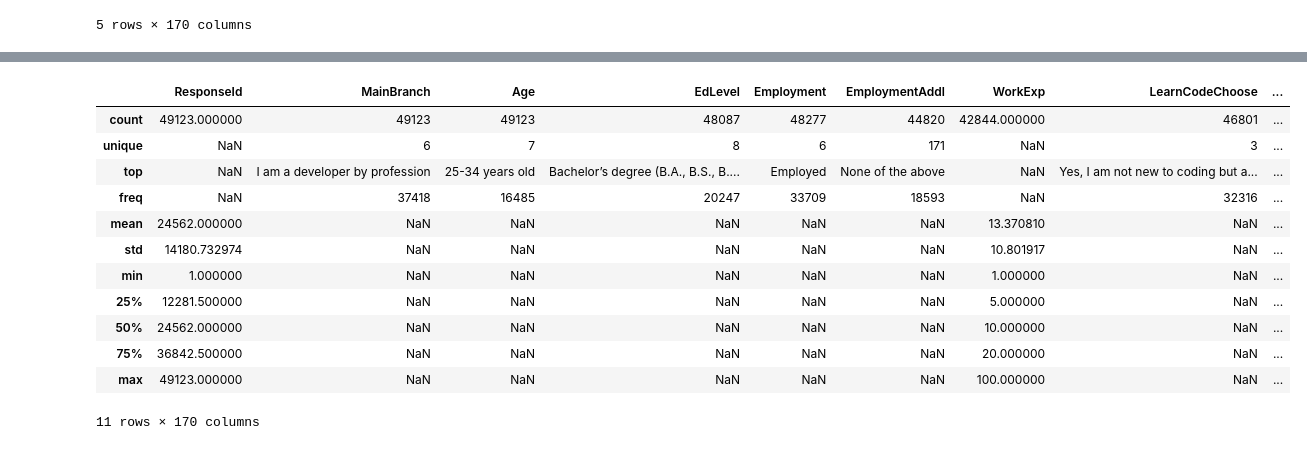
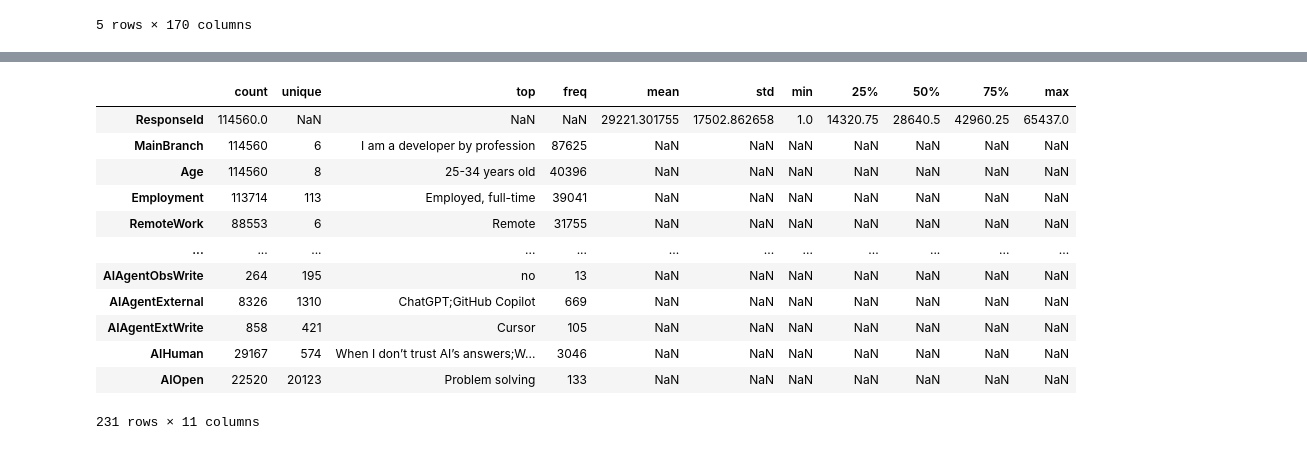
Before and after one commit to chloepar/Slack_Overflow_Survey_Exploration_DSBA6211, a Jupyter notebook: 6211_Final_Project.ipynb, the cells around one changed output, grey strips where cells are left out. Saved outputs shown, nothing was run; the diff lists cells and outputs as text; code cells hidden in the pictures.

```diff
--- a/6211_Final_Project.ipynb
+++ b/6211_Final_Project.ipynb
@@ -65,3 +65,4 @@ ResponseId,MainBranch,Age,Employment,RemoteWork,Check,CodingActivities,EdLevel,L
 5 rows × 170 columns
 # %%
 df_2024['Year']='2024'
+df_2025['Year']='2025'
@@ -81,0 +69,3 @@ df_2024['Year']='2024'
+# %%
+df = pd.concat([df_2024, df_2025], ignore_index=True)
+df.head()
@@ -82,16 +80,16 @@ df_2024['Year']='2024'
 # %%
-df_2025.describe(include='all')
+df.describe(include='all').T
 # %% [output]
-|  | ResponseId | MainBranch | Age | EdLevel | Employment | EmploymentAddl | WorkExp | LearnCodeChoose | ... |
-| count | 49123.000000 | 49123 | 49123 | 48087 | 48277 | 44820 | 42844.000000 | 46801 | ... |
-| unique | NaN | 6 | 7 | 8 | 6 | 171 | NaN | 3 | ... |
-| top | NaN | I am a developer by profession | 25-34 years old | Bachelor’s degree (B.A., B.S., B.... | Employed | None of the above | NaN | Yes, I am not new to coding but a... | ... |
-| freq | NaN | 37418 | 16485 | 20247 | 33709 | 18593 | NaN | 32316 | ... |
-| mean | 24562.000000 | NaN | NaN | NaN | NaN | NaN | 13.370810 | NaN | ... |
-| std | 14180.732974 | NaN | NaN | NaN | NaN | NaN | 10.801917 | NaN | ... |
-| min | 1.000000 | NaN | NaN | NaN | NaN | NaN | 1.000000 | NaN | ... |
-| 25% | 12281.500000 | NaN | NaN | NaN | NaN | NaN | 5.000000 | NaN | ... |
-| 50% | 24562.000000 | NaN | NaN | NaN | NaN | NaN | 10.000000 | NaN | ... |
-| 75% | 36842.500000 | NaN | NaN | NaN | NaN | NaN | 20.000000 | NaN | ... |
-| max | 49123.000000 | NaN | NaN | NaN | NaN | NaN | 100.000000 | NaN | ... |
+|  | count | unique | top | freq | mean | std | min | 25% | 50% | 75% | max |
+| ResponseId | 114560.0 | NaN | NaN | NaN | 29221.301755 | 17502.862658 | 1.0 | 14320.75 | 28640.5 | 42960.25 | 65437.0 |
+| MainBranch | 114560 | 6 | I am a developer by profession | 87625 | NaN | NaN | NaN | NaN | NaN | NaN | NaN |
+| Age | 114560 | 8 | 25-34 years old | 40396 | NaN | NaN | NaN | NaN | NaN | NaN | NaN |
+| Employment | 113714 | 113 | Employed, full-time | 39041 | NaN | NaN | NaN | NaN | NaN | NaN | NaN |
+| RemoteWork | 88553 | 6 | Remote | 31755 | NaN | NaN | NaN | NaN | NaN | NaN | NaN |
+| ... | ... | ... | ... | ... | ... | ... | ... | ... | ... | ... | ... |
+| AIAgentObsWrite | 264 | 195 | no | 13 | NaN | NaN | NaN | NaN | NaN | NaN | NaN |
+| AIAgentExternal | 8326 | 1310 | ChatGPT;GitHub Copilot | 669 | NaN | NaN | NaN | NaN | NaN | NaN | NaN |
+| AIAgentExtWrite | 858 | 421 | Cursor | 105 | NaN | NaN | NaN | NaN | NaN | NaN | NaN |
+| AIHuman | 29167 | 574 | When I don’t trust AI’s answers;W... | 3046 | NaN | NaN | NaN | NaN | NaN | NaN | NaN |
+| AIOpen | 22520 | 20123 | Problem solving | 133 | NaN | NaN | NaN | NaN | NaN | NaN | NaN |
-11 rows × 170 columns
+231 rows × 11 columns
```
Also changed, not shown: parts of 3 cells of this notebook.
